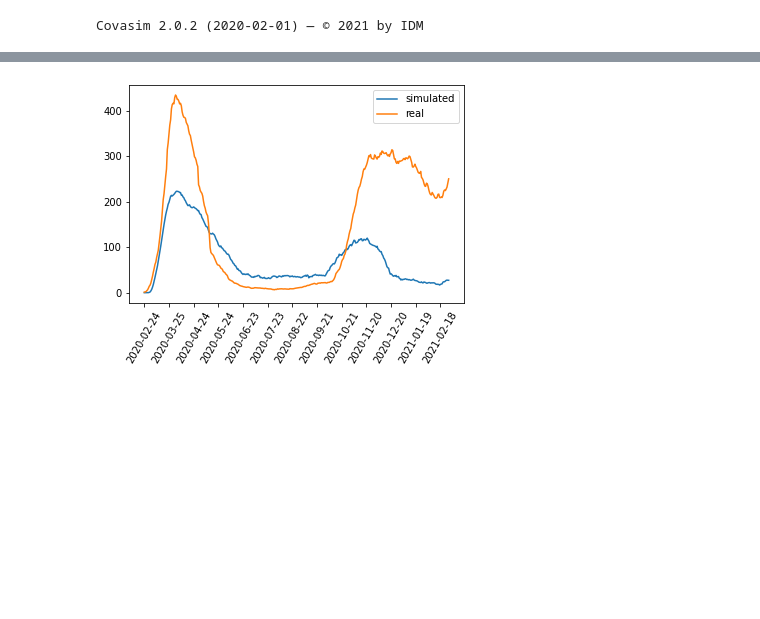
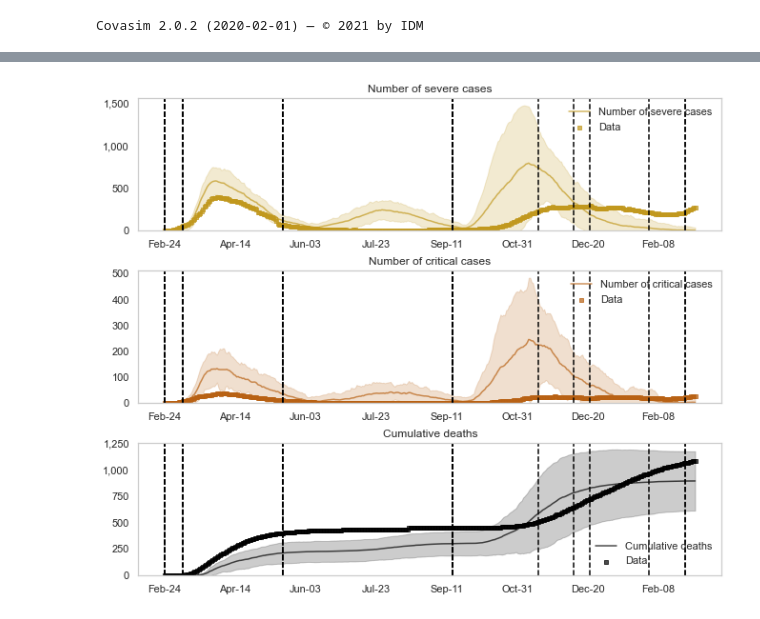
Before and after one commit to LIA-UniBo/EpidemicModelLearning, a Jupyter notebook: notebooks/2. Calibration.ipynb, the cells around one changed output, grey strips where cells are left out. Saved outputs shown, nothing was run; the diff lists cells and outputs as text; code cells hidden in the pictures; blank space fills up the shorter version.

```diff
--- a/notebooks/2. Calibration.ipynb
+++ b/notebooks/2. Calibration.ipynb
@@ -91,24 +166,11 @@ sim.plot(to_plot=['new_tests', 'cum_recoveries']);
 # %%
-interventions = [
-    tests_intervention,
-    tracing_intervention,
-    #school_closed_intervention,
-    #smart_working_intervention,
-    #lockdown_intervention,
-    #masks_intervention,
-    #imported_intervention
-]
+interventions = get_interventions(p=best_pars)
 
-sim = cv.Sim(pars=params, interventions=interventions)
-msim = cv.MultiSim(sim, n_runs=30)
-msim.run()
+sim = cv.Sim(pars=default_params, interventions=interventions, datafile=df)
+msim = cv.MultiSim(sim)
+msim.run(n_runs=30)
+
+msim.mean()
+msim.plot(cols);
+# %% [output]
+[figure, added]
-# %%
-res = [s.results['n_severe'].values + s.results['n_critical'].values for s in msim.sims]
-res = pd.Series(data=np.array(res).mean(0), index=df.index)
-plt.plot(res, label='simulated')
-plt.plot(df['hospitalized'], label='real')
-plt.xticks(df.index[::30], rotation=60)
-plt.legend()
-plt.show()
-# %% [output]
-[figure, removed]
```
Also changed, not shown: parts of 12 cells of this notebook, 3 other files.
